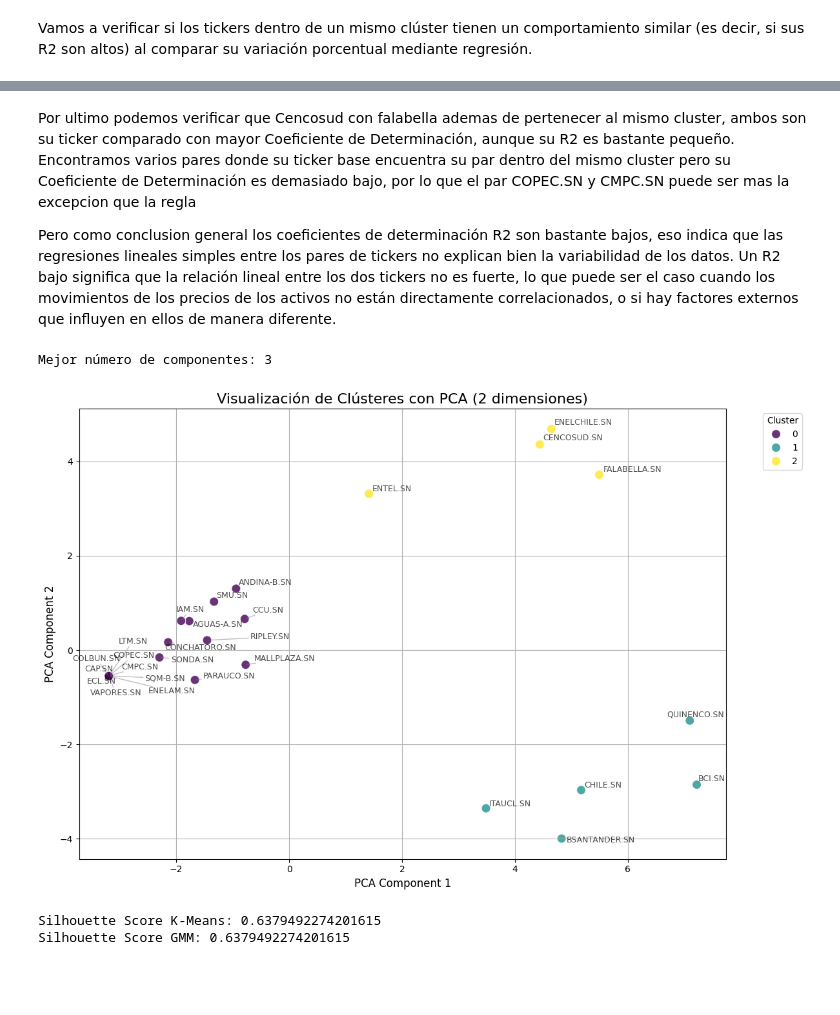
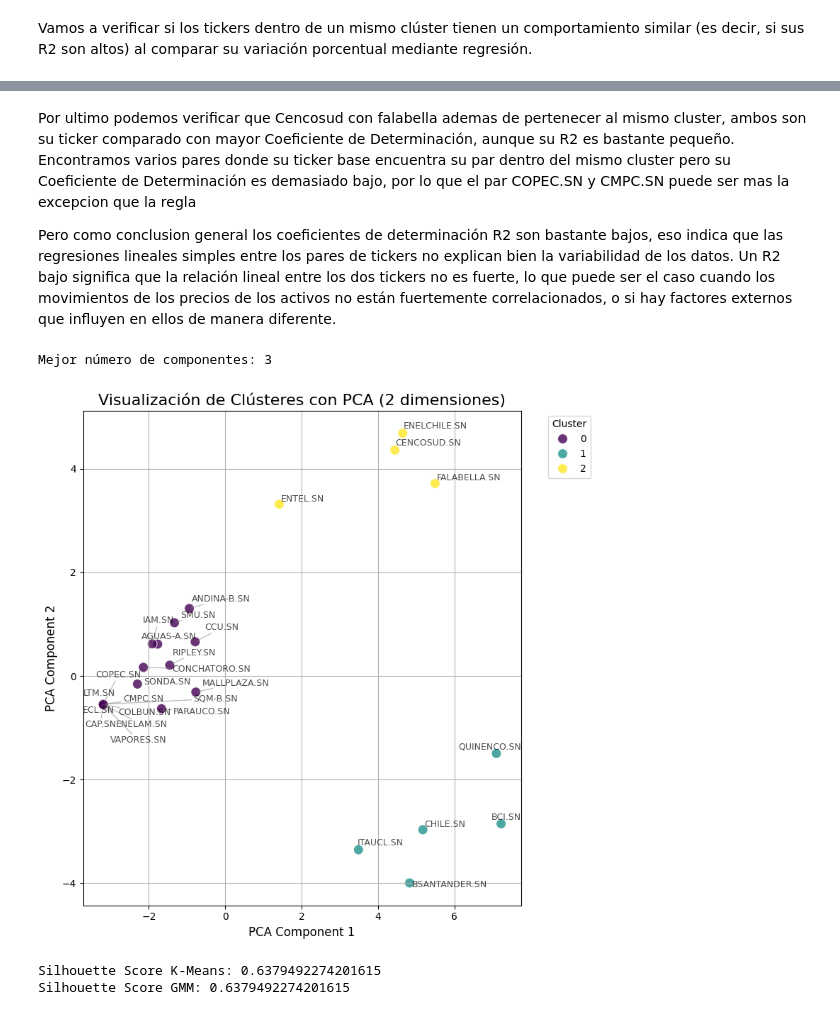
Before and after one commit to pabliacci/Finance-python, a Jupyter notebook: IPSA_data_analisis.ipynb, the cells around one changed output, grey strips where cells are left out. Drawn from its saved outputs; the diff is of its cells as text; code cells hidden in the pictures; blank space fills up the shorter version.

```diff
--- a/IPSA_data_analisis.ipynb
+++ b/IPSA_data_analisis.ipynb
@@ -992,7 +990,7 @@ resultados_completos_f
 # %% [markdown]
 Por ultimo podemos verificar que Cencosud con falabella ademas de pertenecer al mismo cluster, ambos son su ticker comparado con mayor Coeficiente de Determinación, aunque su R2 es bastante pequeño. Encontramos varios pares donde su ticker base encuentra su par dentro del mismo cluster pero su Coeficiente de Determinación es demasiado bajo, por lo que el par COPEC.SN y CMPC.SN puede ser mas la excepcion que la regla
 
-Pero como conclusion general los coeficientes de determinación R2 son bastante bajos, eso indica que las regresiones lineales simples entre los pares de tickers no explican bien la variabilidad de los datos. Un R2 bajo significa que la relación lineal entre los dos tickers no es fuerte, lo que puede ser el caso cuando los movimientos de los precios de los activos no están directamente correlacionados, o si hay factores externos que influyen en ellos de manera diferente.
+Pero como conclusion general los coeficientes de determinación R2 son bastante bajos, eso indica que las regresiones lineales simples entre los pares de tickers no explican bien la variabilidad de los datos. Un R2 bajo significa que la relación lineal entre los dos tickers no es fuerte, lo que puede ser el caso cuando los movimientos de los precios de los activos no están fuertemente correlacionados, o si hay factores externos que influyen en ellos de manera diferente.
 # %%
 from sklearn.preprocessing import StandardScaler
 
@@ -1028,39 +1028,39 @@ labels = gmm.predict(data_scaled)
 pca_df['Cluster'] = labels
 # %%
 #grafico
-plt.figure(figsize=(12, 8))
+plt.figure(figsize=(8, 8))
 
 # Crear el gráfico de dispersión
 sns.scatterplot(
     x='pca1', y='pca2', hue='Cluster', data=pca_df,
     palette='viridis', s=100, alpha=0.8
 )
 
 # Agregar etiquetas de empresas a cada punto
 texts = []
 for i in range(len(pca_df)):
     texts.append(plt.text(
         x=pca_df['pca1'][i],
         y=pca_df['pca2'][i],
         s=valid_tickers[i],  # Nombre del activo
         fontsize=9, color='black', alpha=0.7
     ))
 
 # Ajustar las etiquetas para evitar superposición
 adjust_text(
     texts,
     arrowprops=dict(arrowstyle='-', color='gray', alpha=0.5)
 )
 
 # Personalizar el gráfico
 plt.title("Visualización de Clústeres con PCA (2 dimensiones)", fontsize=16)
 plt.xlabel("PCA Component 1", fontsize=12)
 plt.ylabel("PCA Component 2", fontsize=12)
 plt.grid(True)
 plt.legend(title="Cluster", bbox_to_anchor=(1.05, 1), loc='upper left')
 plt.tight_layout()
 
 plt.show()
 # %% [output]
-[figure, old version]
+[figure, new version]
 # %%
```
Also changed, not shown: parts of 11 cells of this notebook.
